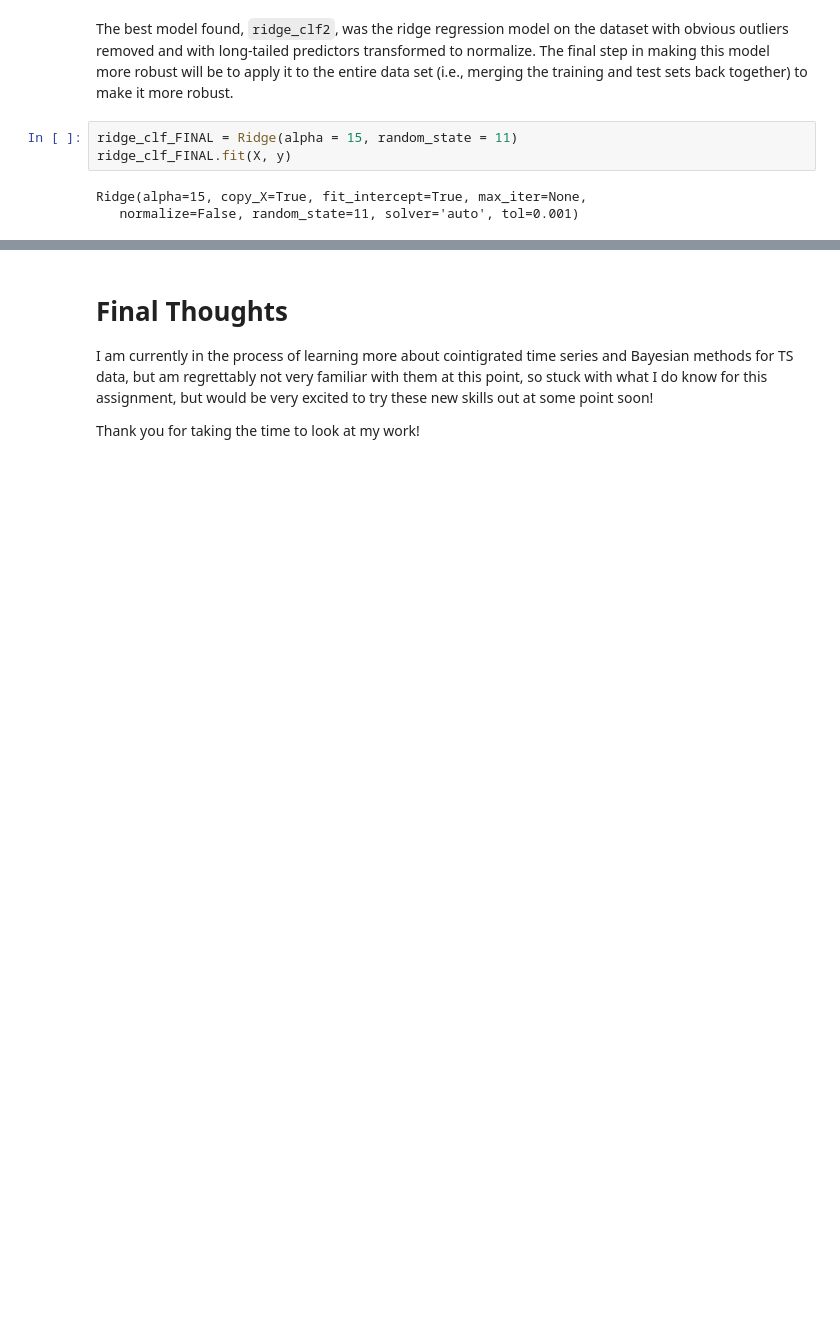
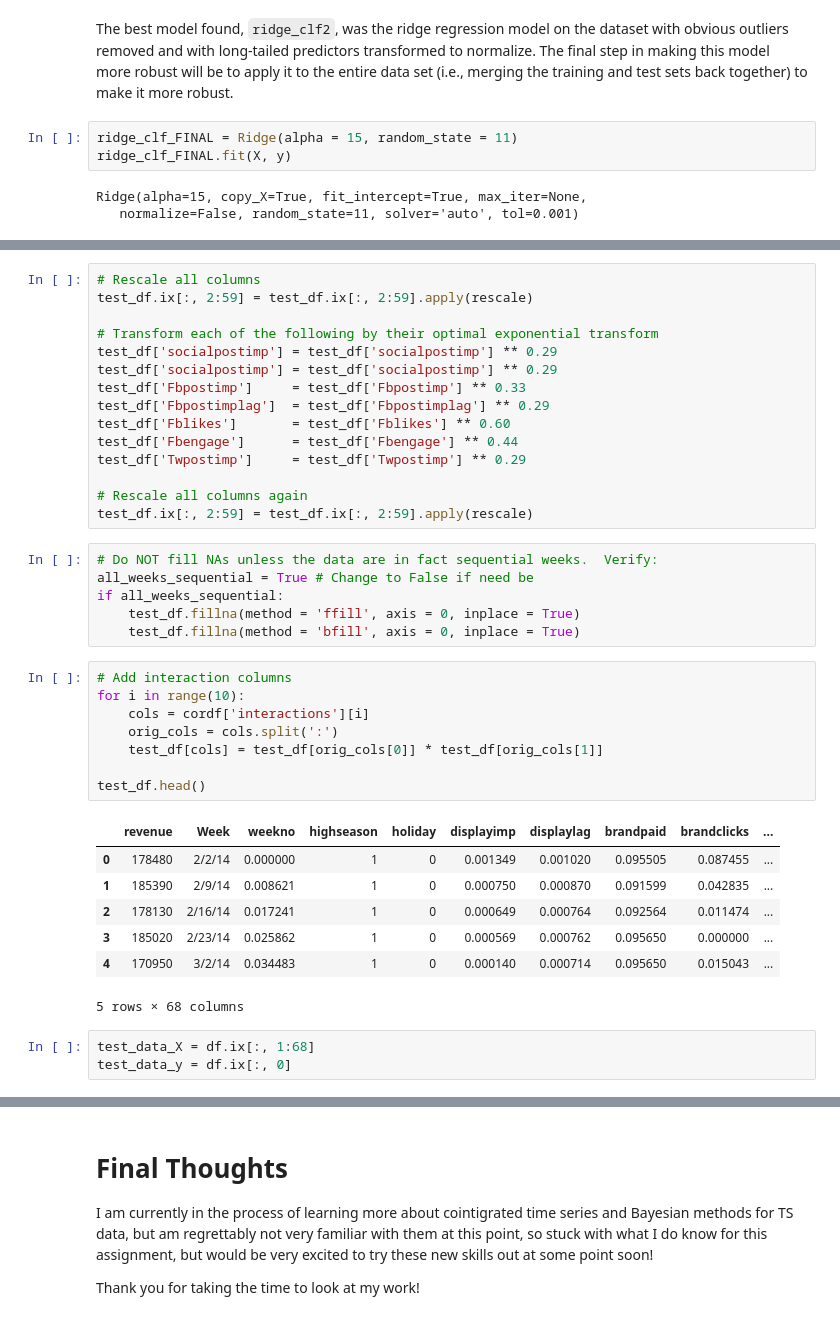
Before and after one commit to damiansp/nuggets, a Jupyter notebook: revenue/7_ML_nuggets2.ipynb, the cells around one changed output, grey strips where cells are left out. Cells and saved outputs as stored; diff of their text form; blank space fills up the shorter version.

```diff
--- a/revenue/7_ML_nuggets2.ipynb
+++ b/revenue/7_ML_nuggets2.ipynb
@@ -320,0 +392,40 @@ to get the sum of squared error on the new test data
+# %%
+# Rescale all columns
+test_df.ix[:, 2:59] = test_df.ix[:, 2:59].apply(rescale)
+
+# Transform each of the following by their optimal exponential transform
+test_df['socialpostimp'] = test_df['socialpostimp'] ** 0.29
+test_df['socialpostimp'] = test_df['socialpostimp'] ** 0.29
+test_df['Fbpostimp']     = test_df['Fbpostimp'] ** 0.33
+test_df['Fbpostimplag']  = test_df['Fbpostimplag'] ** 0.29
+test_df['Fblikes']       = test_df['Fblikes'] ** 0.60
+test_df['Fbengage']      = test_df['Fbengage'] ** 0.44
+test_df['Twpostimp']     = test_df['Twpostimp'] ** 0.29
+
+# Rescale all columns again
+test_df.ix[:, 2:59] = test_df.ix[:, 2:59].apply(rescale)
+# %%
+# Do NOT fill NAs unless the data are in fact sequential weeks.  Verify:
+all_weeks_sequential = True # Change to False if need be
+if all_weeks_sequential:
+    test_df.fillna(method = 'ffill', axis = 0, inplace = True)
+    test_df.fillna(method = 'bfill', axis = 0, inplace = True)
+# %%
+# Add interaction columns
+for i in range(10):
+    cols = cordf['interactions'][i]
+    orig_cols = cols.split(':')
+    test_df[cols] = test_df[orig_cols[0]] * test_df[orig_cols[1]]
+
+test_df.head()
+# %% [output]
+|  | revenue | Week | weekno | highseason | holiday | displayimp | displaylag | brandpaid | brandclicks | ... |
+| 0 | 178480 | 2/2/14 | 0.000000 | 1 | 0 | 0.001349 | 0.001020 | 0.095505 | 0.087455 | ... |
+| 1 | 185390 | 2/9/14 | 0.008621 | 1 | 0 | 0.000750 | 0.000870 | 0.091599 | 0.042835 | ... |
+| 2 | 178130 | 2/16/14 | 0.017241 | 1 | 0 | 0.000649 | 0.000764 | 0.092564 | 0.011474 | ... |
+| 3 | 185020 | 2/23/14 | 0.025862 | 1 | 0 | 0.000569 | 0.000762 | 0.095650 | 0.000000 | ... |
+| 4 | 170950 | 3/2/14 | 0.034483 | 1 | 0 | 0.000140 | 0.000714 | 0.095650 | 0.015043 | ... |
+5 rows × 68 columns
+# %%
+test_data_X = df.ix[:, 1:68]
+test_data_y = df.ix[:, 0]
```
Also changed, not shown: parts of 19 cells of this notebook.
